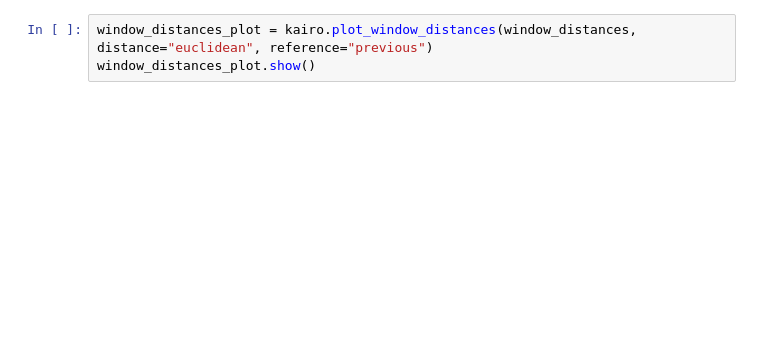
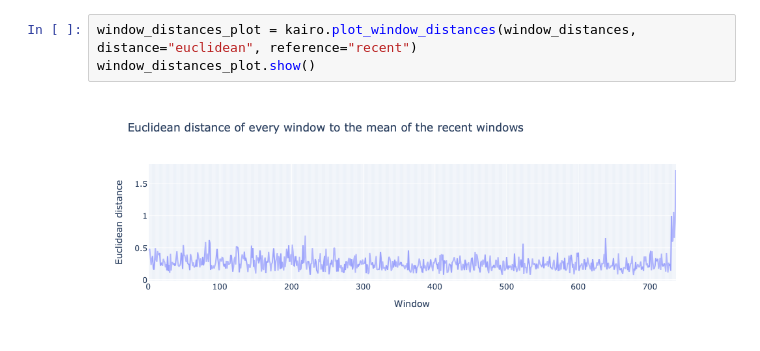
Before and after one commit to boraderen/thesis, a Jupyter notebook: notebooks/inter_som.ipynb, the cells around one changed output. Drawn from its saved outputs; the diff is of its cells as text; blank space fills up the shorter version.

```diff
--- a/notebooks/inter_som.ipynb
+++ b/notebooks/inter_som.ipynb
@@ -104,6 +288,8 @@ window_distances
 # %%
-window_distances_plot = kairo.plot_window_distances(window_distances, distance="euclidean", reference="previous")
+window_distances_plot = kairo.plot_window_distances(window_distances, distance="euclidean", reference="recent")
 window_distances_plot.show()
+# %% [output]
+[figure, added]
 # %%
 abs_log_stats = kairo.abstract_log_stats(stats)
 abs_log_stats
```
Also changed, not shown: parts of 36 cells of this notebook, 6 other files.
